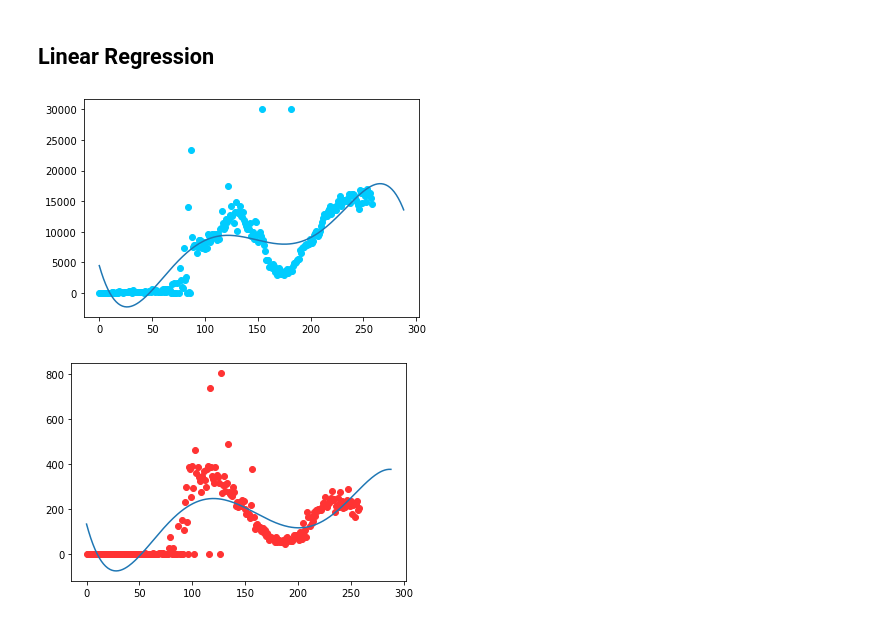
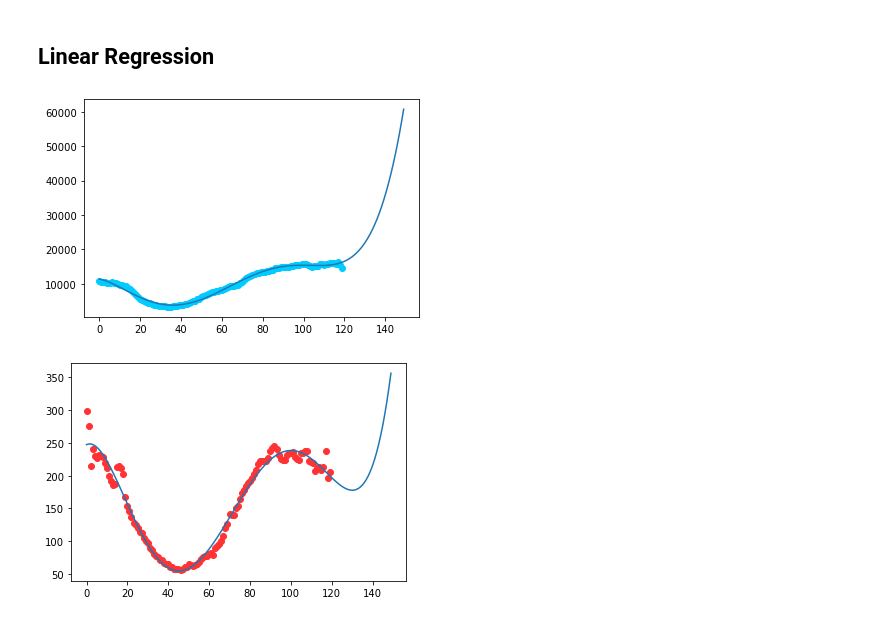
Before and after one commit to zero-nnkn/vietnam-covid19-prediction, a Jupyter notebook: model.ipynb, the cells around one changed output. Drawn from its saved outputs; the diff is of its cells as text; code cells hidden in the pictures.

```diff
--- a/model.ipynb
+++ b/model.ipynb
@@ -35,17 +50,21 @@ data_df.tail()
 # %%
-def smooth(data_array, k = 7):
+# Smooth 7 day - average
+def smooth_helper(data_array, k = 7):
     copy = cp.deepcopy(data_array)
     for i in range(int(k/2), len(data_array) - int(k/2)):
         temp = 0
         for j in range(k):
             temp += float(copy[i + j - int(k/2)] / k)
+        copy[i] = int(temp)
+    return copy.reshape(-1,)
+
+def smooth(data_array, k = 7):
+    copy = cp.deepcopy(data_array)
+    for col_index in range(data_array.shape[1]):
+        copy[:,col_index] = smooth_helper(copy[:,col_index], k)
     return copy
 # %%
-X_date = data_df.iloc[:,0]
-Y_cases =  data_df.iloc[:,1].values
-Y_deaths = data_df.iloc[:,2].values
-Y_recovered = data_df.iloc[:,2].values
-
+# Draw
 def drawCase(X, Y, color):
         plt.figure(figsize=(9,3))
 
@@ -82,0 +94,8 @@ drawCase(X_date, smooth(Y_deaths), RED_LIGHT)
+# %%
+Y_cases_smooth = smooth(Y_cases.reshape(-1,1)).reshape(-1,)
+Y_recovered_smooth = smooth(Y_recovered.reshape(-1,1)).reshape(-1,)
+Y_deaths_smooth = smooth(Y_deaths.reshape(-1,1)).reshape(-1,)
+
+drawCase(X_date, Y_cases_smooth, BLUE_LIGHT)
+drawCase(X_date, Y_recovered_smooth, GREEN_LIGHT)
+drawCase(X_date, Y_deaths_smooth, RED_LIGHT)
@@ -87,21 +108,19 @@ future = list(range(289))
+# %%
+DAY = 150
+future = list(range(DAY))
 # %%
-X_date = data_df.iloc[:,0].values
-Y_cases = np.clip(data_df.iloc[:,1].values, 0, 30000)
-Y_deaths = data_df.iloc[:,3].values
+casesModel = np.poly1d(np.polyfit(X_date, Y_cases_smooth, 5))
+deathsModel = np.poly1d(np.polyfit(X_date, Y_deaths_smooth, 5))
 
 
-casesModel = np.poly1d(np.polyfit(X_date, Y_cases, 5))
-deathsModel = np.poly1d(np.polyfit(X_date, Y_deaths, 5))
-
-
-plt.scatter(X_date, Y_cases, c=BLUE_LIGHT)
+plt.scatter(X_date, Y_cases_smooth, c=BLUE_LIGHT)
 plt.plot(future, casesModel(future))
 plt.show()
 
-plt.scatter(X_date, Y_deaths, c=RED_LIGHT)
+plt.scatter(X_date, Y_deaths_smooth, c=RED_LIGHT)
 plt.plot(future, deathsModel(future))
 plt.show()
 # %% [output]
-[figure, old version]
+[figure, new version]
-[figure, old version]
+[figure, new version]
 # %%
```
Also changed, not shown: parts of 7 cells of this notebook, 1 other file.
